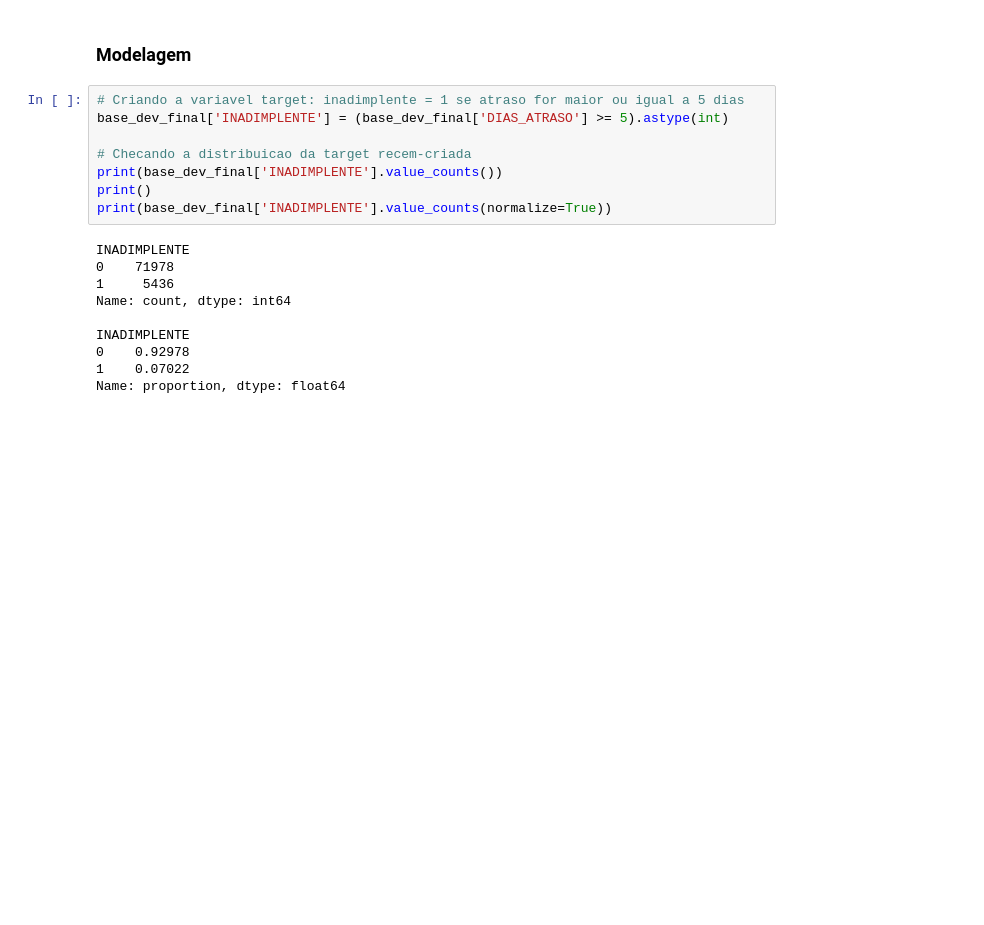
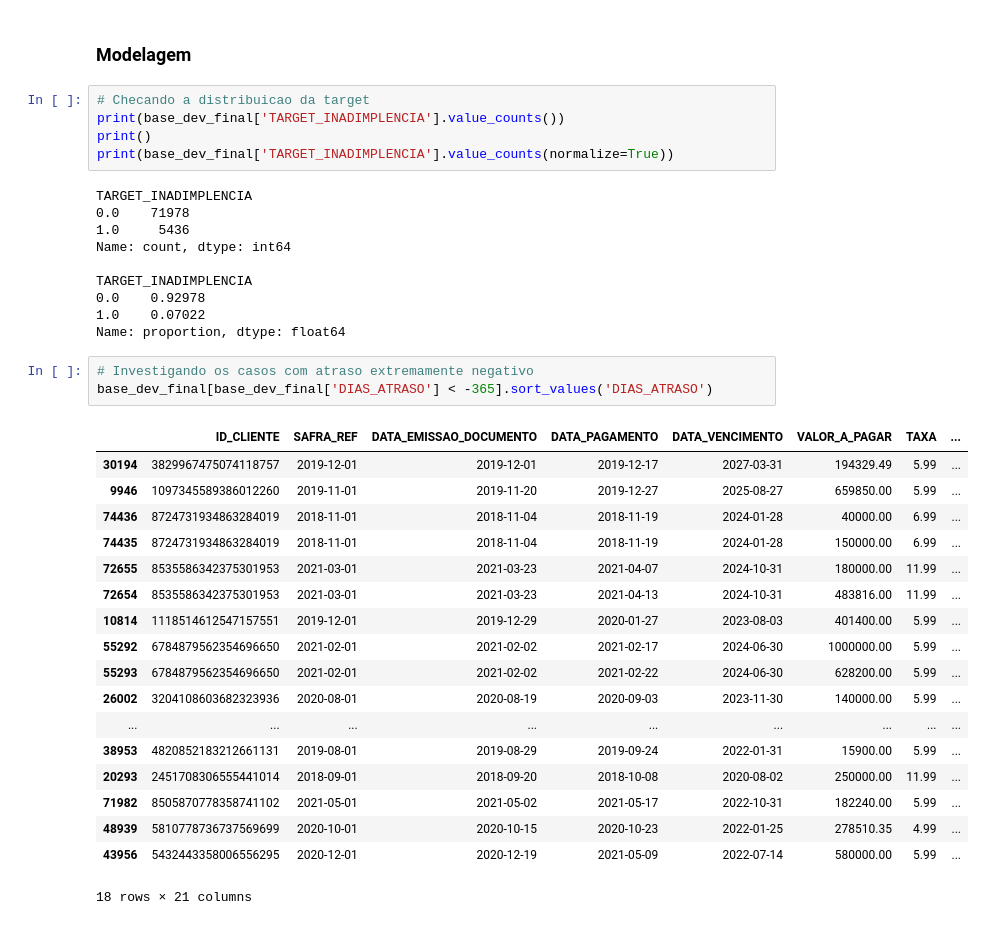
Before and after one commit to Gabverz/datarisk-case-ds-junior, a Jupyter notebook: notebooks/previsao_inadimplencia.ipynb, the cells around one changed output. Saved outputs shown, nothing was run; the diff lists cells and outputs as text; blank space fills up the shorter version.

Commit message:
cria variavel target INADIMPLENTE e resolve duplicidade com TARGET_INADIMPLENCIA

```diff
--- a/notebooks/previsao_inadimplencia.ipynb
+++ b/notebooks/previsao_inadimplencia.ipynb
@@ -683,20 +683,39 @@ Name: NUMERO_COBRANCA_CLIENTE, dtype: float64
 # %% [markdown]
 ### Modelagem
 # %%
-# Criando a variavel target: inadimplente = 1 se atraso for maior ou igual a 5 dias
-base_dev_final['INADIMPLENTE'] = (base_dev_final['DIAS_ATRASO'] >= 5).astype(int)
-
-# Checando a distribuicao da target recem-criada
-print(base_dev_final['INADIMPLENTE'].value_counts())
+# Checando a distribuicao da target
+print(base_dev_final['TARGET_INADIMPLENCIA'].value_counts())
 print()
-print(base_dev_final['INADIMPLENTE'].value_counts(normalize=True))
+print(base_dev_final['TARGET_INADIMPLENCIA'].value_counts(normalize=True))
 # %% [output]
-INADIMPLENTE
-0    71978
-1     5436
+TARGET_INADIMPLENCIA
+0.0    71978
+1.0     5436
 Name: count, dtype: int64
 
-INADIMPLENTE
-0    0.92978
-1    0.07022
+TARGET_INADIMPLENCIA
+0.0    0.92978
+1.0    0.07022
 Name: proportion, dtype: float64
+# %%
+# Investigando os casos com atraso extremamente negativo
+base_dev_final[base_dev_final['DIAS_ATRASO'] < -365].sort_values('DIAS_ATRASO')
+# %% [output]
+|  | ID_CLIENTE | SAFRA_REF | DATA_EMISSAO_DOCUMENTO | DATA_PAGAMENTO | DATA_VENCIMENTO | VALOR_A_PAGAR | TAXA | ... |
+| 30194 | 3829967475074118757 | 2019-12-01 | 2019-12-01 | 2019-12-17 | 2027-03-31 | 194329.49 | 5.99 | ... |
+| 9946 | 1097345589386012260 | 2019-11-01 | 2019-11-20 | 2019-12-27 | 2025-08-27 | 659850.00 | 5.99 | ... |
+| 74436 | 8724731934863284019 | 2018-11-01 | 2018-11-04 | 2018-11-19 | 2024-01-28 | 40000.00 | 6.99 | ... |
+| 74435 | 8724731934863284019 | 2018-11-01 | 2018-11-04 | 2018-11-19 | 2024-01-28 | 150000.00 | 6.99 | ... |
+| 72655 | 8535586342375301953 | 2021-03-01 | 2021-03-23 | 2021-04-07 | 2024-10-31 | 180000.00 | 11.99 | ... |
+| 72654 | 8535586342375301953 | 2021-03-01 | 2021-03-23 | 2021-04-13 | 2024-10-31 | 483816.00 | 11.99 | ... |
+| 10814 | 1118514612547157551 | 2019-12-01 | 2019-12-29 | 2020-01-27 | 2023-08-03 | 401400.00 | 5.99 | ... |
+| 55292 | 6784879562354696650 | 2021-02-01 | 2021-02-02 | 2021-02-17 | 2024-06-30 | 1000000.00 | 5.99 | ... |
+| 55293 | 6784879562354696650 | 2021-02-01 | 2021-02-02 | 2021-02-22 | 2024-06-30 | 628200.00 | 5.99 | ... |
+| 26002 | 3204108603682323936 | 2020-08-01 | 2020-08-19 | 2020-09-03 | 2023-11-30 | 140000.00 | 5.99 | ... |
+| ... | ... | ... | ... | ... | ... | ... | ... | ... |
+| 38953 | 4820852183212661131 | 2019-08-01 | 2019-08-29 | 2019-09-24 | 2022-01-31 | 15900.00 | 5.99 | ... |
+| 20293 | 2451708306555441014 | 2018-09-01 | 2018-09-20 | 2018-10-08 | 2020-08-02 | 250000.00 | 11.99 | ... |
+| 71982 | 8505870778358741102 | 2021-05-01 | 2021-05-02 | 2021-05-17 | 2022-10-31 | 182240.00 | 5.99 | ... |
+| 48939 | 5810778736737569699 | 2020-10-01 | 2020-10-15 | 2020-10-23 | 2022-01-25 | 278510.35 | 4.99 | ... |
+| 43956 | 5432443358006556295 | 2020-12-01 | 2020-12-19 | 2021-05-09 | 2022-07-14 | 580000.00 | 5.99 | ... |
+18 rows × 21 columns
```
Also changed, not shown: parts of 1 cell of this notebook.
